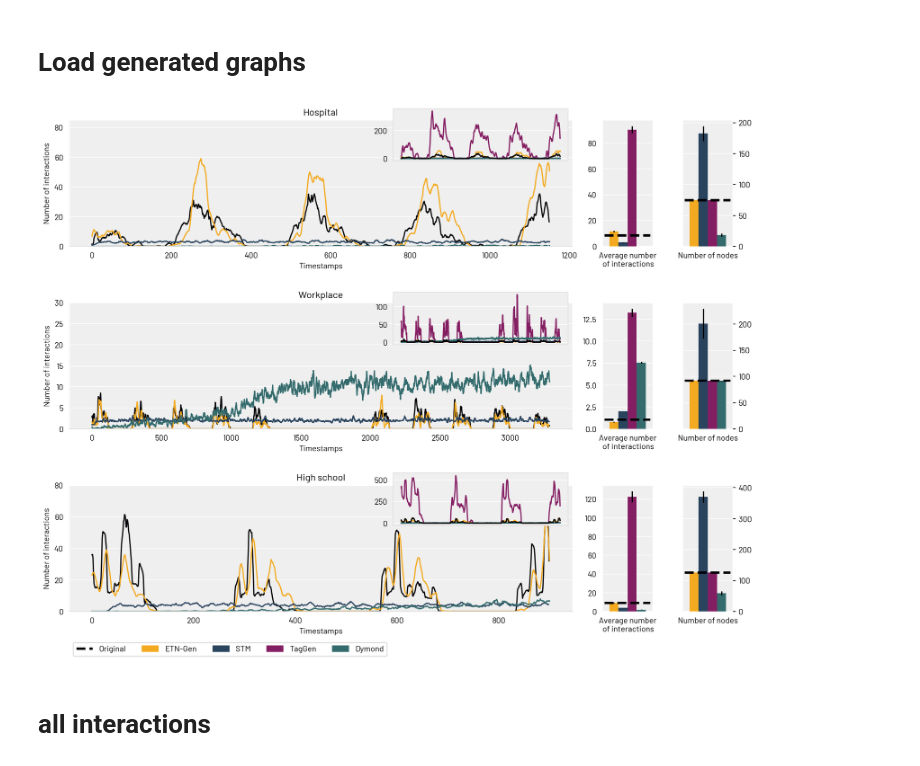
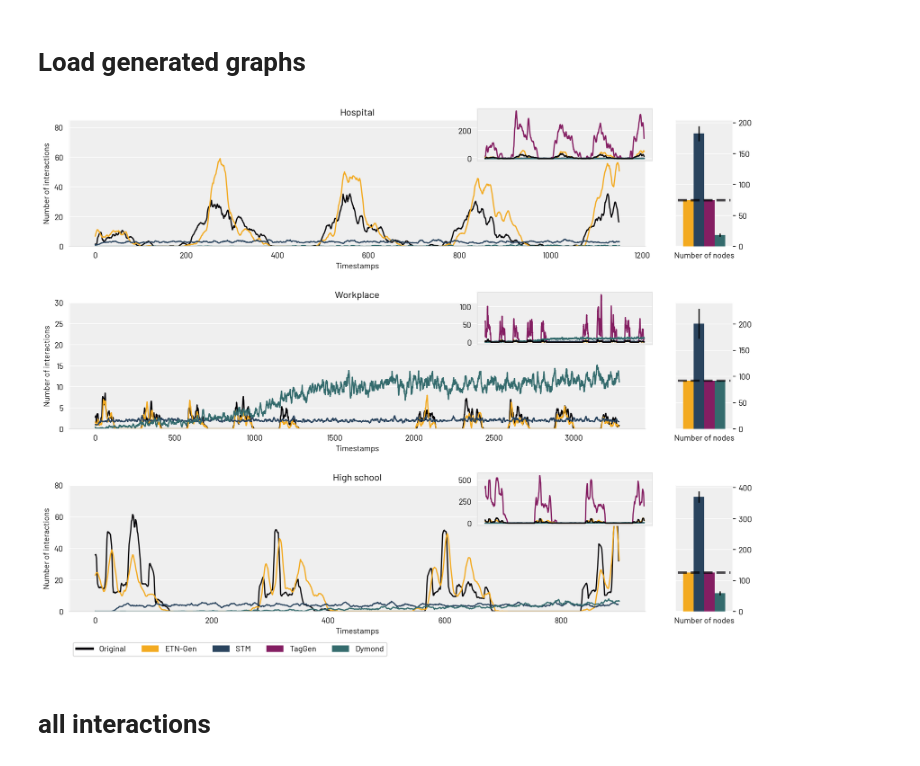
Before and after one commit to AntonioLonga/ETNgen, a Jupyter notebook: Evaluation/Number of interaction.ipynb, the cells around one changed output. Drawn from its saved outputs; the diff is of its cells as text; code cells hidden in the pictures.

Commit message:
update plot

```diff
--- a/Evaluation/Number of interaction.ipynb
+++ b/Evaluation/Number of interaction.ipynb
@@ -226,18 +236,18 @@ nb_nodes_lh = [75,[75.0,0],[182.4, 12.009995836801943],[18.6, 2.727636339397171]
 nb_nodes_in = [92,[92.0,0],[200.6, 28.51385628076287],[91.7, 0.45825756949558394],[92.0,0]]
 nb_nodes_hs = [126,[126.0,0],[370.56, 18.211260252931424],[58.7, 6.542935121182236],[126.0,0]]
 # %%
-figure, axes = plt.subplots(nrows=3, ncols=3,figsize=(12,9), gridspec_kw={'width_ratios': [10, 1,1]})
+figure, axes = plt.subplots(nrows=3, ncols=2,figsize=(12,9), gridspec_kw={'width_ratios': [10, 1]})
 figure.tight_layout(h_pad=5,w_pad=1)
 plot_nb_inter_one_axes(axes[0][0],a,b,c,d,e,0)
 plot_nb_inter_nb_nodes(axes[0],a,b,c,d,e,nb_nodes_lh)
 plot_nb_inter_one_axes(axes[1][0],aa,bb,cc,dd,ee,1)
 plot_nb_inter_nb_nodes(axes[1],aa,bb,cc,dd,ee,nb_nodes_in)
 plot_nb_inter_one_axes(axes[2][0],aaa,bbb,ccc,ddd,eee,2,True)
 plot_nb_inter_nb_nodes(axes[2],aaa,bbb,ccc,ddd,eee,nb_nodes_hs)
 
-figure.savefig("nb_interactions_main_test1_WithE.pdf", bbox_inches = 'tight')
+figure.savefig("nb_interactions_main_test1_WithE_V3.pdf", bbox_inches = 'tight')
 # %% [output]
-[figure, old version]
+[figure, new version]
 # %% [markdown]
 # all interactions
 # %%
```
Also changed, not shown: parts of 4 cells of this notebook, 25 other files.
